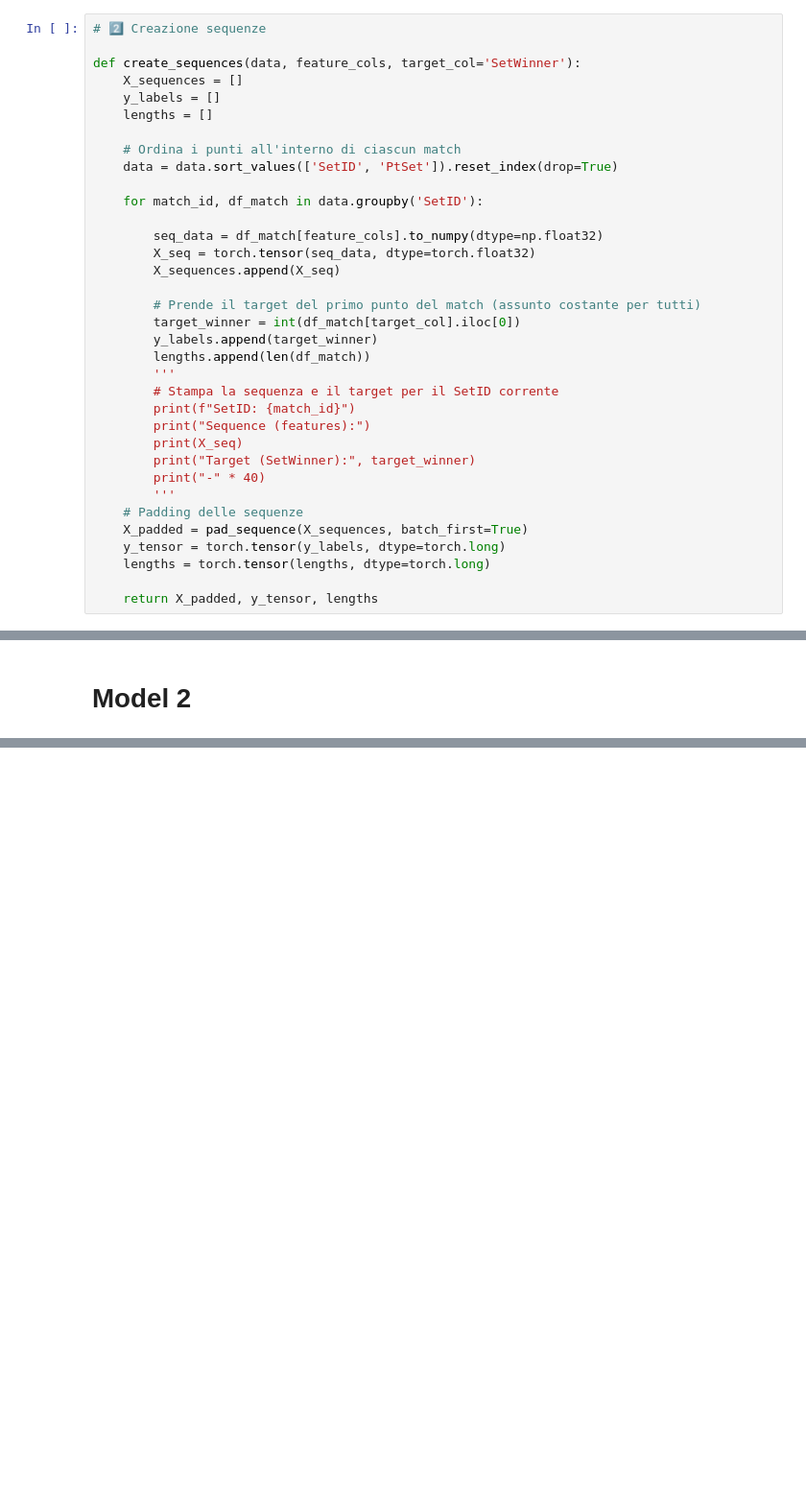
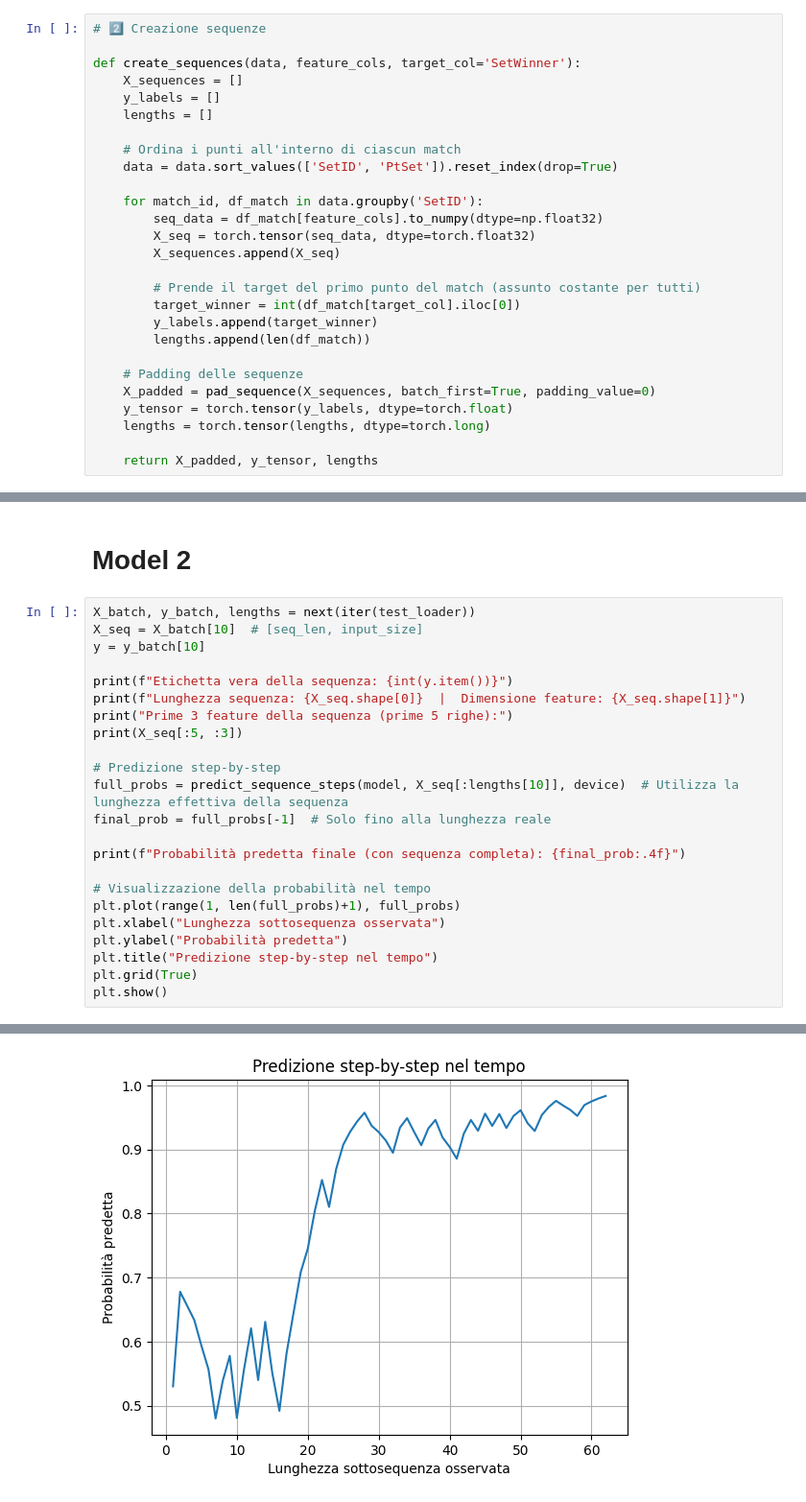
Before and after one commit to oraziotorre/MomentumShiftAI, a Jupyter notebook: ModelsDevelopment.ipynb, the cells around one changed output, grey strips where cells are left out. Shown at 96% size. Saved outputs shown, nothing was run; the diff lists cells and outputs as text; blank space fills up the shorter version.

Commit message:
Model Development

```diff
--- a/ModelsDevelopment.ipynb
+++ b/ModelsDevelopment.ipynb
@@ -183,7 +180,6 @@ def create_sequences(data, feature_cols, target_col='SetWinner'):
     data = data.sort_values(['SetID', 'PtSet']).reset_index(drop=True)
 
     for match_id, df_match in data.groupby('SetID'):
-
         seq_data = df_match[feature_cols].to_numpy(dtype=np.float32)
         X_seq = torch.tensor(seq_data, dtype=torch.float32)
         X_sequences.append(X_seq)
@@ -192,17 +188,10 @@ def create_sequences(data, feature_cols, target_col='SetWinner'):
         target_winner = int(df_match[target_col].iloc[0])
         y_labels.append(target_winner)
         lengths.append(len(df_match))
-        '''
-        # Stampa la sequenza e il target per il SetID corrente
-        print(f"SetID: {match_id}")
-        print("Sequence (features):")
-        print(X_seq)
-        print("Target (SetWinner):", target_winner)
-        print("-" * 40)
-        '''
+
     # Padding delle sequenze
-    X_padded = pad_sequence(X_sequences, batch_first=True)
-    y_tensor = torch.tensor(y_labels, dtype=torch.long)
+    X_padded = pad_sequence(X_sequences, batch_first=True, padding_value=0)
+    y_tensor = torch.tensor(y_labels, dtype=torch.float)
     lengths = torch.tensor(lengths, dtype=torch.long)
 
     return X_padded, y_tensor, lengths
@@ -385,2 +433,26 @@ KeyboardInterrupt:
 # %% [markdown]
 # **Model 2**
+# %%
+X_batch, y_batch, lengths = next(iter(test_loader))
+X_seq = X_batch[10]  # [seq_len, input_size]
+y = y_batch[10]
+
+print(f"Etichetta vera della sequenza: {int(y.item())}")
+print(f"Lunghezza sequenza: {X_seq.shape[0]}  |  Dimensione feature: {X_seq.shape[1]}")
+print("Prime 3 feature della sequenza (prime 5 righe):")
+print(X_seq[:5, :3])
+
+# Predizione step-by-step
+full_probs = predict_sequence_steps(model, X_seq[:lengths[10]], device)  # Utilizza la lunghezza effettiva della sequenza
+final_prob = full_probs[-1]  # Solo fino alla lunghezza reale
+
+print(f"Probabilità predetta finale (con sequenza completa): {final_prob:.4f}")
+
+# Visualizzazione della probabilità nel tempo
+plt.plot(range(1, len(full_probs)+1), full_probs)
+plt.xlabel("Lunghezza sottosequenza osservata")
+plt.ylabel("Probabilità predetta")
+plt.title("Predizione step-by-step nel tempo")
+plt.grid(True)
+plt.show()
+# %% [output]
@@ -386,0 +476 @@ KeyboardInterrupt:
+[figure, added]
```
Also changed, not shown: parts of 7 cells of this notebook.
